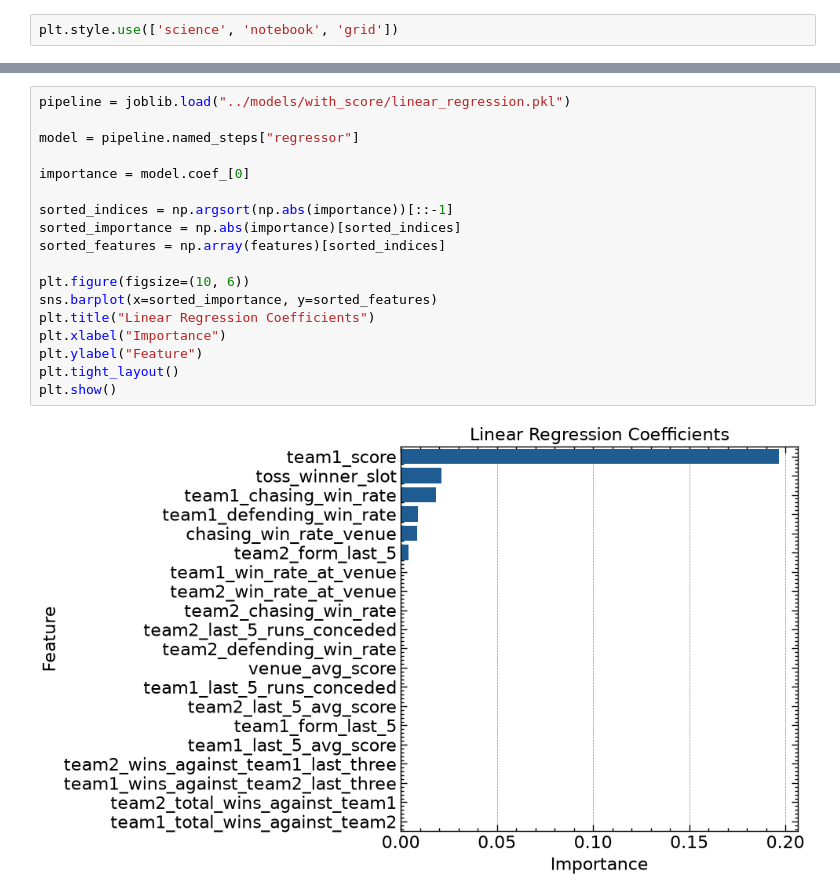
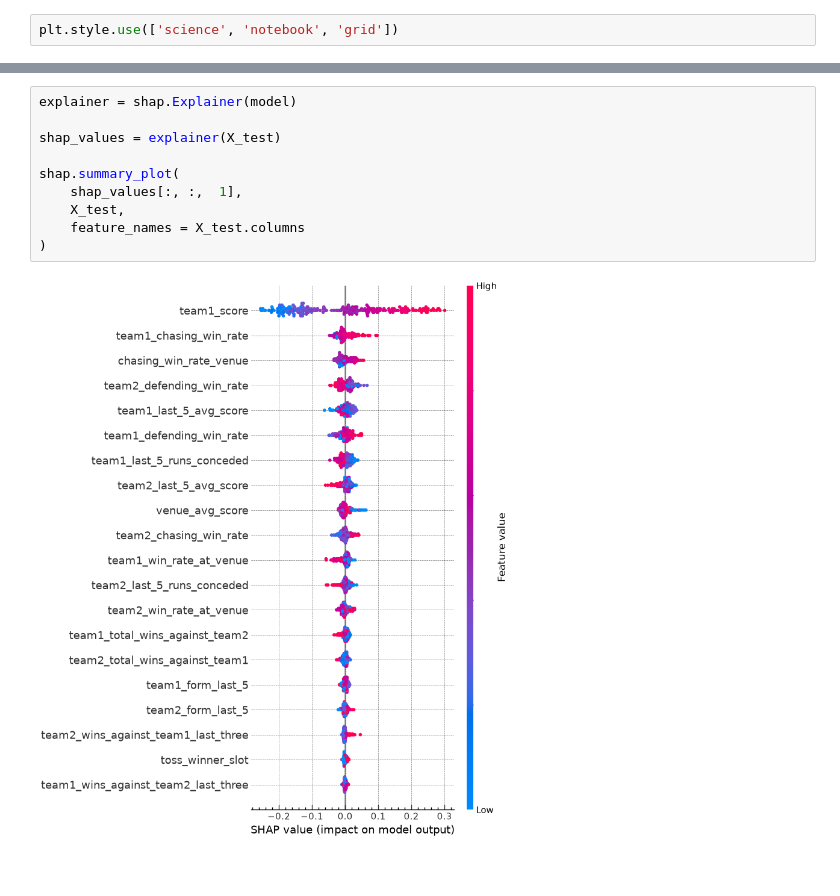
Before and after one commit to Karanveer-Tinna/ipl-cricket-prediction-model, a Jupyter notebook: notebooks/06_model_interpretation.ipynb, the cells around one changed output, grey strips where cells are left out. Cells and saved outputs as stored; diff of their text form; blank space fills up the shorter version.

```diff
--- a/notebooks/06_model_interpretation.ipynb
+++ b/notebooks/06_model_interpretation.ipynb
@@ -228,20 +71,12 @@ plt.show()
-# %%
-pipeline = joblib.load("../models/with_score/linear_regression.pkl")
-
-model = pipeline.named_steps["regressor"]
-
-importance = model.coef_[0]
-
-sorted_indices = np.argsort(np.abs(importance))[::-1]
-sorted_importance = np.abs(importance)[sorted_indices]
-sorted_features = np.array(features)[sorted_indices]
-
-plt.figure(figsize=(10, 6))
-sns.barplot(x=sorted_importance, y=sorted_features)
-plt.title("Linear Regression Coefficients")
-plt.xlabel("Importance")
-plt.ylabel("Feature")
-plt.tight_layout()
-plt.show()
-# %% [output]
-[figure, removed]
+# %%
+explainer = shap.Explainer(model)
+
+shap_values = explainer(X_test)
+
+shap.summary_plot(
+    shap_values[:, :,  1],
+    X_test,
+    feature_names = X_test.columns
+)
+# %% [output]
+[figure, added]
```
Also changed, not shown: parts of 15 cells of this notebook, 1 other file.
